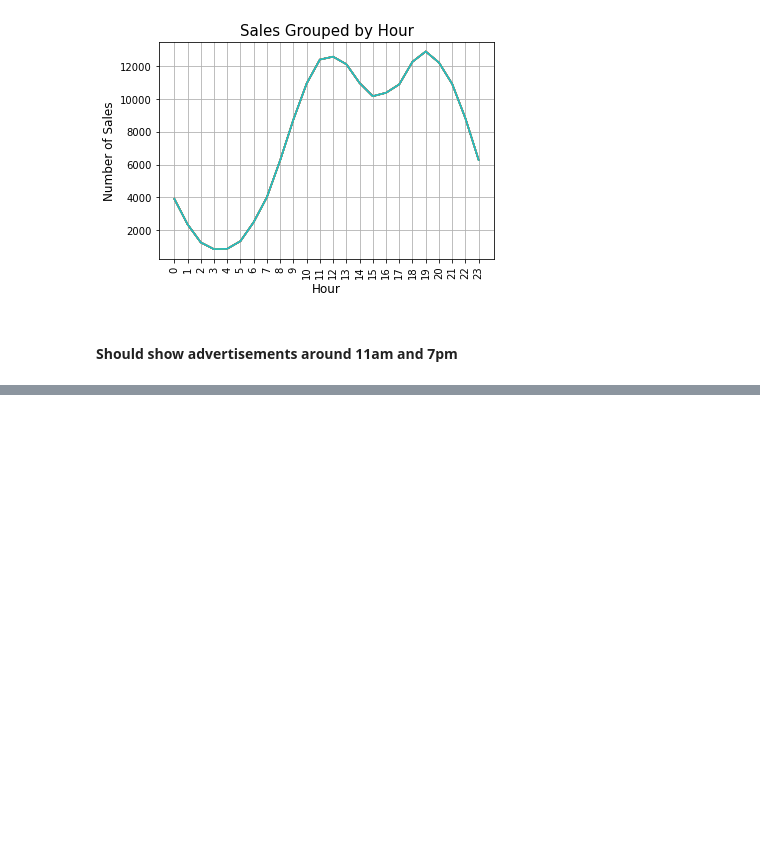
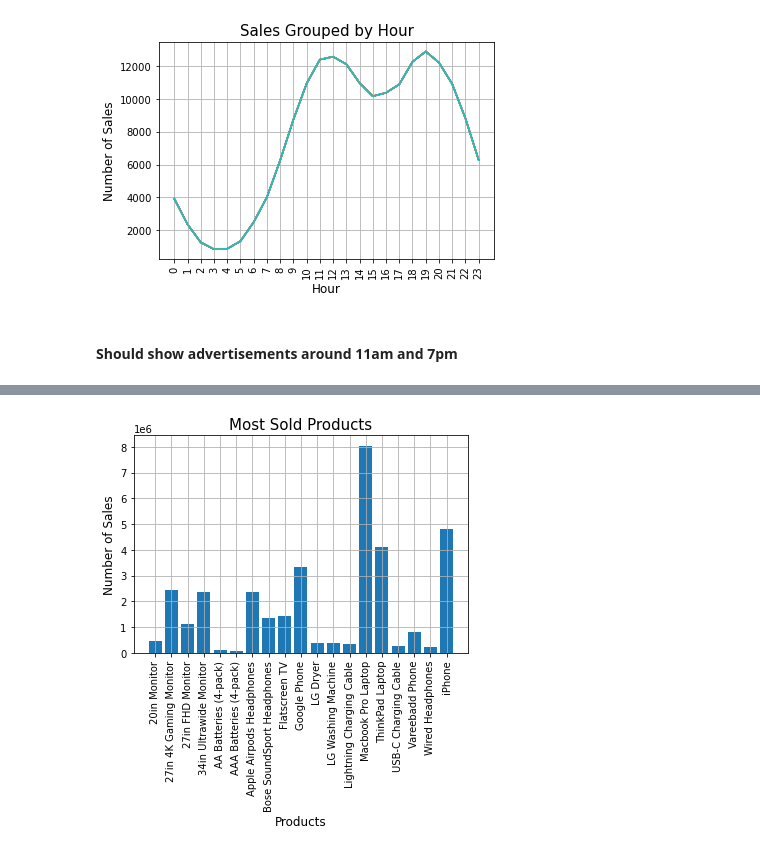
Before and after one commit to ethompson17/PythonSalesAnalysis, a Jupyter notebook: Sales Analysis.ipynb, the cells around one changed output, grey strips where cells are left out. Saved outputs shown, nothing was run; the diff lists cells and outputs as text; code cells hidden in the pictures; blank space fills up the shorter version.

```diff
--- a/Sales Analysis.ipynb
+++ b/Sales Analysis.ipynb
@@ -218,0 +204,3 @@ plt.grid()
+# %%
+resultsproducts = df.groupby('Product').sum('Sales')
+resultsproducts
@@ -218,0 +226,11 @@ plt.grid()
+# %%
+products = [product for product, df2 in df.groupby('Product')]
+
+plt.bar(products, resultsproducts['Sales'])
+plt.xticks(products, rotation = 'vertical')
+plt.xlabel('Products', size = 12)
+plt.ylabel('Number of Sales', size = 12)
+plt.title('Most Sold Products', size = 15)
+plt.grid()
+# %% [output]
+[figure, added]
```
Also changed, not shown: parts of 4 cells of this notebook.
